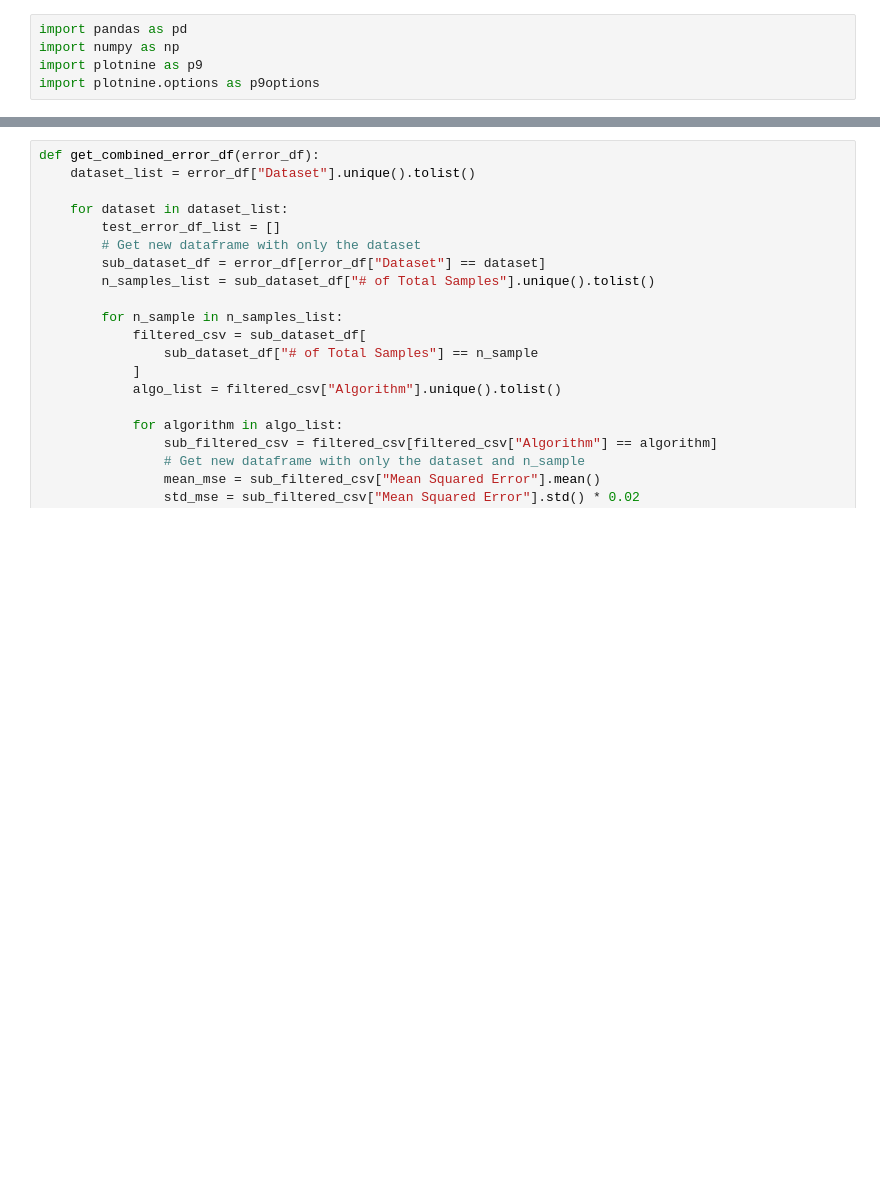
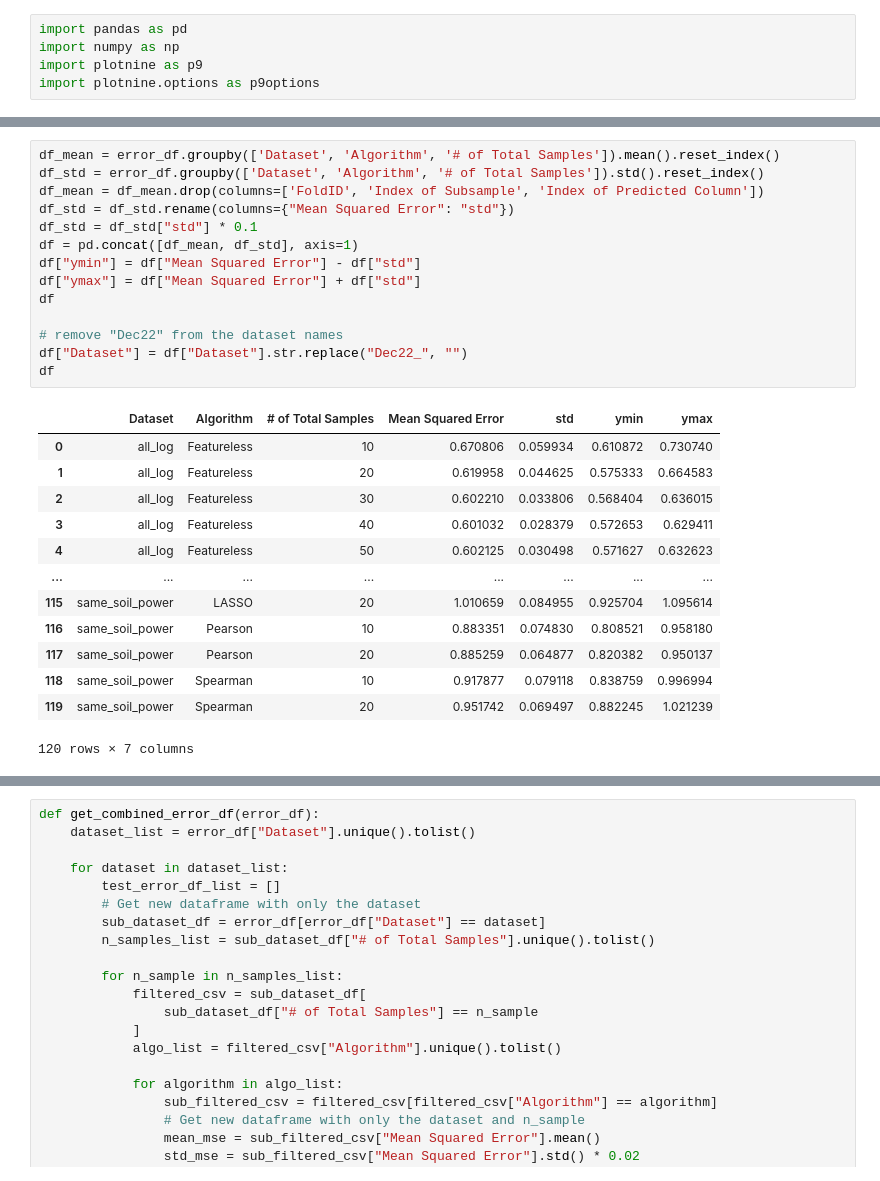
Before and after one commit to EngineerDanny/CS685-Microbe-Network-Research-Code, a Jupyter notebook: algo_comparison/results/analyze_results.ipynb, the cells around one changed output, grey strips where cells are left out. Saved outputs shown, nothing was run; the diff lists cells and outputs as text; blank space fills up the shorter version.

```diff
--- a/algo_comparison/results/analyze_results.ipynb
+++ b/algo_comparison/results/analyze_results.ipynb
@@ -7,0 +50,28 @@ root_results_dir = "/projects/genomic-ml/da2343/ml_project_1/algo_comparison/res
+# %%
+df_mean = error_df.groupby(['Dataset', 'Algorithm', '# of Total Samples']).mean().reset_index()
+df_std = error_df.groupby(['Dataset', 'Algorithm', '# of Total Samples']).std().reset_index()
+df_mean = df_mean.drop(columns=['FoldID', 'Index of Subsample', 'Index of Predicted Column'])
+df_std = df_std.rename(columns={"Mean Squared Error": "std"})
+df_std = df_std["std"] * 0.1
+df = pd.concat([df_mean, df_std], axis=1)
+df["ymin"] = df["Mean Squared Error"] - df["std"]
+df["ymax"] = df["Mean Squared Error"] + df["std"]
+df
+
+# remove "Dec22" from the dataset names
+df["Dataset"] = df["Dataset"].str.replace("Dec22_", "")
+df
+# %% [output]
+|  | Dataset | Algorithm | # of Total Samples | Mean Squared Error | std | ymin | ymax |
+| 0 | all_log | Featureless | 10 | 0.670806 | 0.059934 | 0.610872 | 0.730740 |
+| 1 | all_log | Featureless | 20 | 0.619958 | 0.044625 | 0.575333 | 0.664583 |
+| 2 | all_log | Featureless | 30 | 0.602210 | 0.033806 | 0.568404 | 0.636015 |
+| 3 | all_log | Featureless | 40 | 0.601032 | 0.028379 | 0.572653 | 0.629411 |
+| 4 | all_log | Featureless | 50 | 0.602125 | 0.030498 | 0.571627 | 0.632623 |
+| ... | ... | ... | ... | ... | ... | ... | ... |
+| 115 | same_soil_power | LASSO | 20 | 1.010659 | 0.084955 | 0.925704 | 1.095614 |
+| 116 | same_soil_power | Pearson | 10 | 0.883351 | 0.074830 | 0.808521 | 0.958180 |
+| 117 | same_soil_power | Pearson | 20 | 0.885259 | 0.064877 | 0.820382 | 0.950137 |
+| 118 | same_soil_power | Spearman | 10 | 0.917877 | 0.079118 | 0.838759 | 0.996994 |
+| 119 | same_soil_power | Spearman | 20 | 0.951742 | 0.069497 | 0.882245 | 1.021239 |
+120 rows × 7 columns
```
Also changed, not shown: parts of 12 cells of this notebook, 4 other files.
